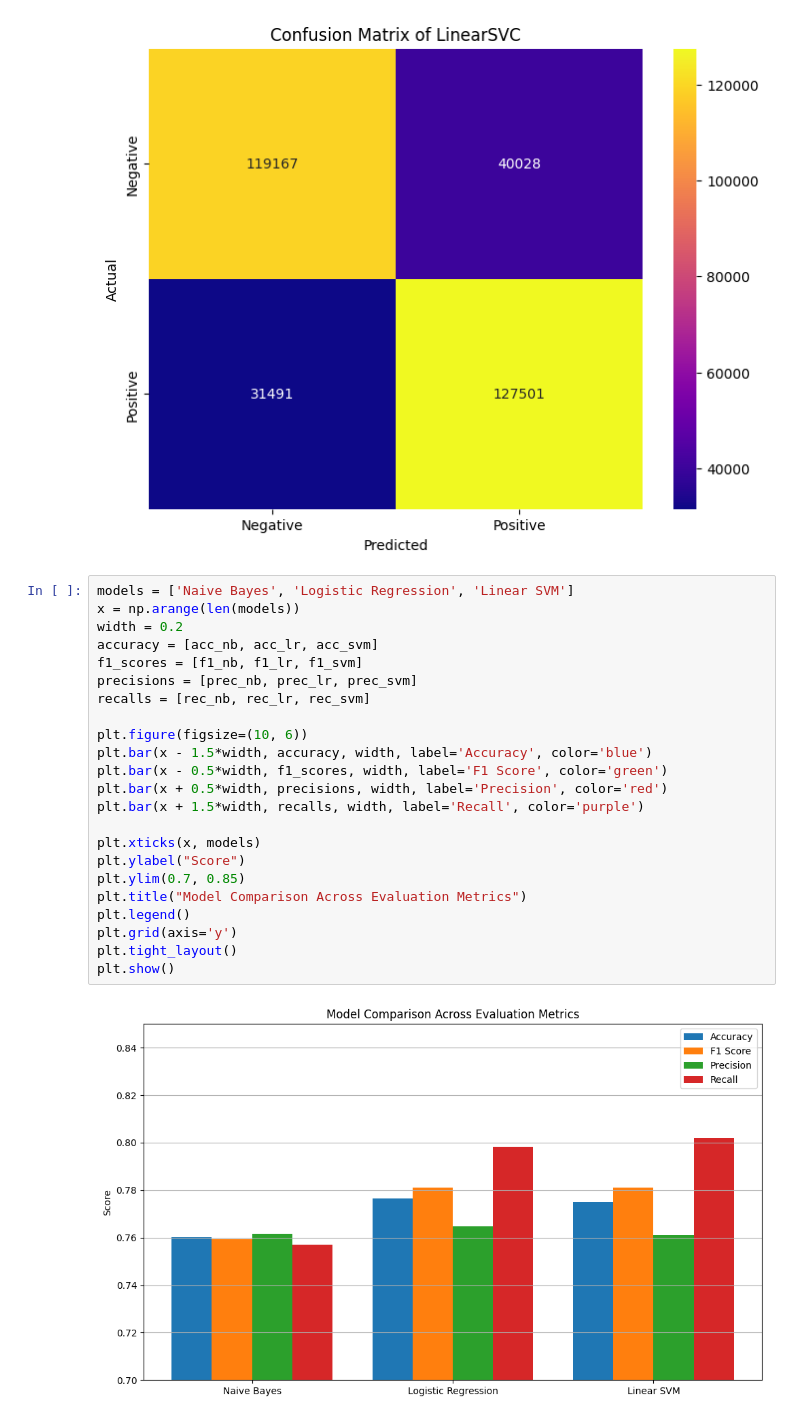
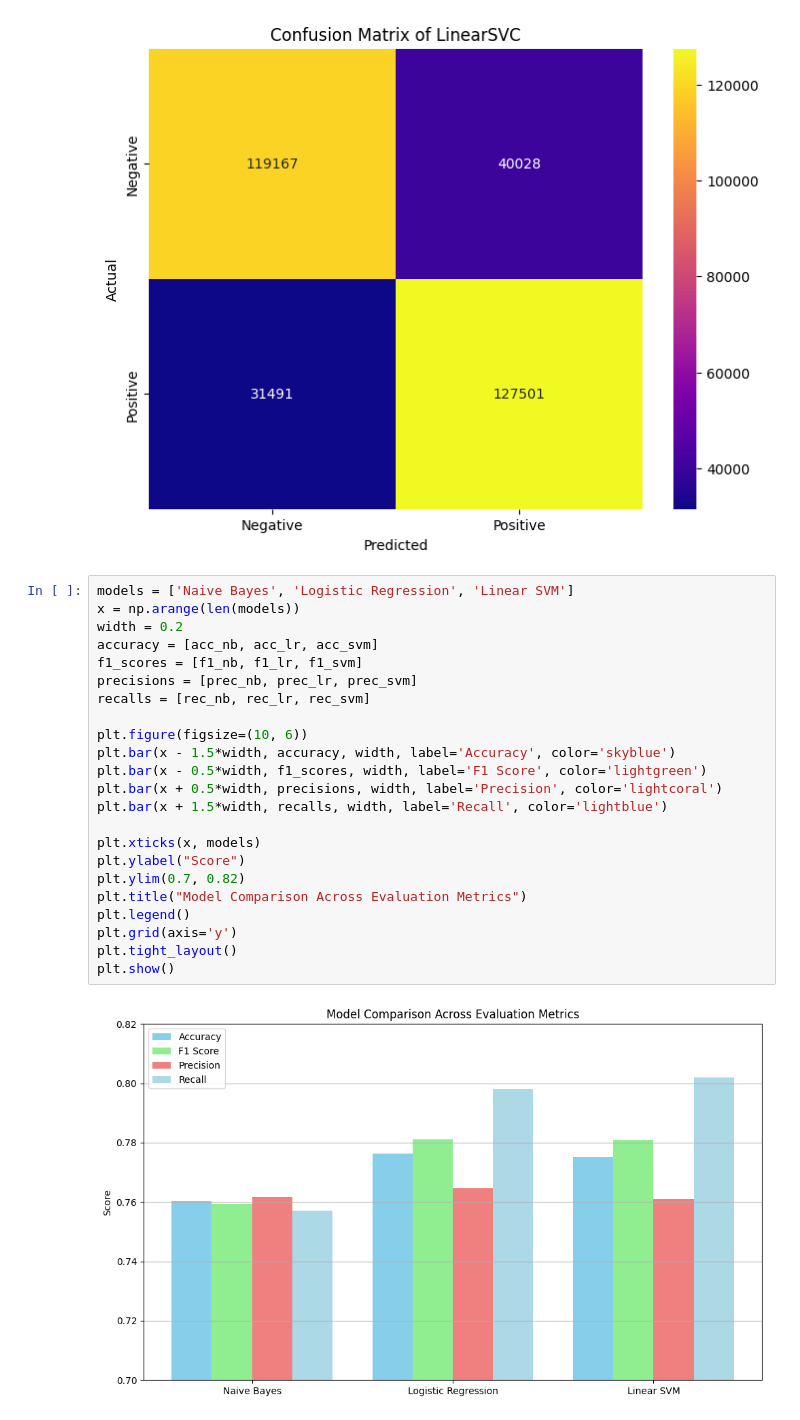
Before and after one commit to merttcetn/Tweet-Sentiment-Analysis, a Jupyter notebook: notebook.ipynb, the cells around one changed output. Cells and saved outputs as stored; diff of their text form.

```diff
--- a/notebook.ipynb
+++ b/notebook.ipynb
@@ -614,25 +614,25 @@ Recall: 0.801933430612861
 # %%
 models = ['Naive Bayes', 'Logistic Regression', 'Linear SVM']
 x = np.arange(len(models))
 width = 0.2
 accuracy = [acc_nb, acc_lr, acc_svm]
 f1_scores = [f1_nb, f1_lr, f1_svm]
 precisions = [prec_nb, prec_lr, prec_svm]
 recalls = [rec_nb, rec_lr, rec_svm]
 
 plt.figure(figsize=(10, 6))
-plt.bar(x - 1.5*width, accuracy, width, label='Accuracy', color='blue')
-plt.bar(x - 0.5*width, f1_scores, width, label='F1 Score', color='green')
-plt.bar(x + 0.5*width, precisions, width, label='Precision', color='red')
-plt.bar(x + 1.5*width, recalls, width, label='Recall', color='purple')
+plt.bar(x - 1.5*width, accuracy, width, label='Accuracy', color='skyblue')
+plt.bar(x - 0.5*width, f1_scores, width, label='F1 Score', color='lightgreen')
+plt.bar(x + 0.5*width, precisions, width, label='Precision', color='lightcoral')
+plt.bar(x + 1.5*width, recalls, width, label='Recall', color='lightblue')
 
 plt.xticks(x, models)
 plt.ylabel("Score")
-plt.ylim(0.7, 0.85)
+plt.ylim(0.7, 0.82)
 plt.title("Model Comparison Across Evaluation Metrics")
 plt.legend()
 plt.grid(axis='y')
 plt.tight_layout()
 plt.show()
 # %% [output]
-[figure, old version]
+[figure, new version]
```
